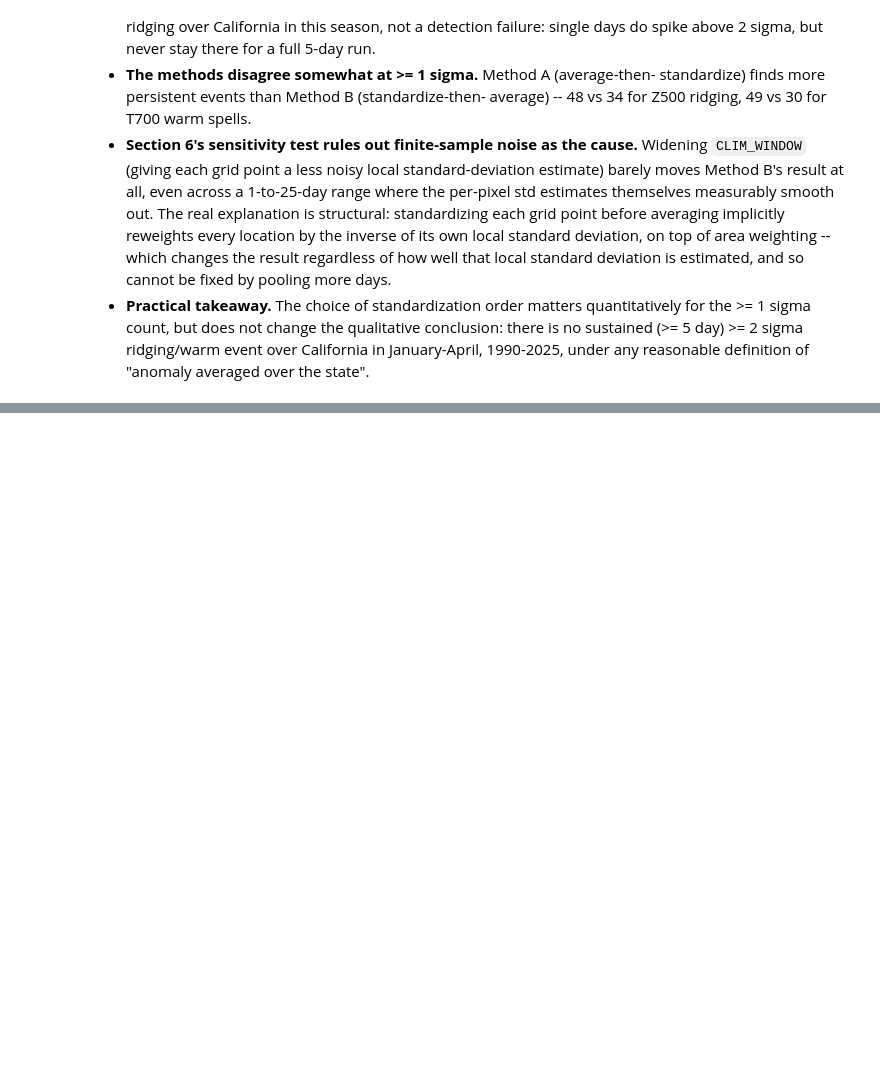
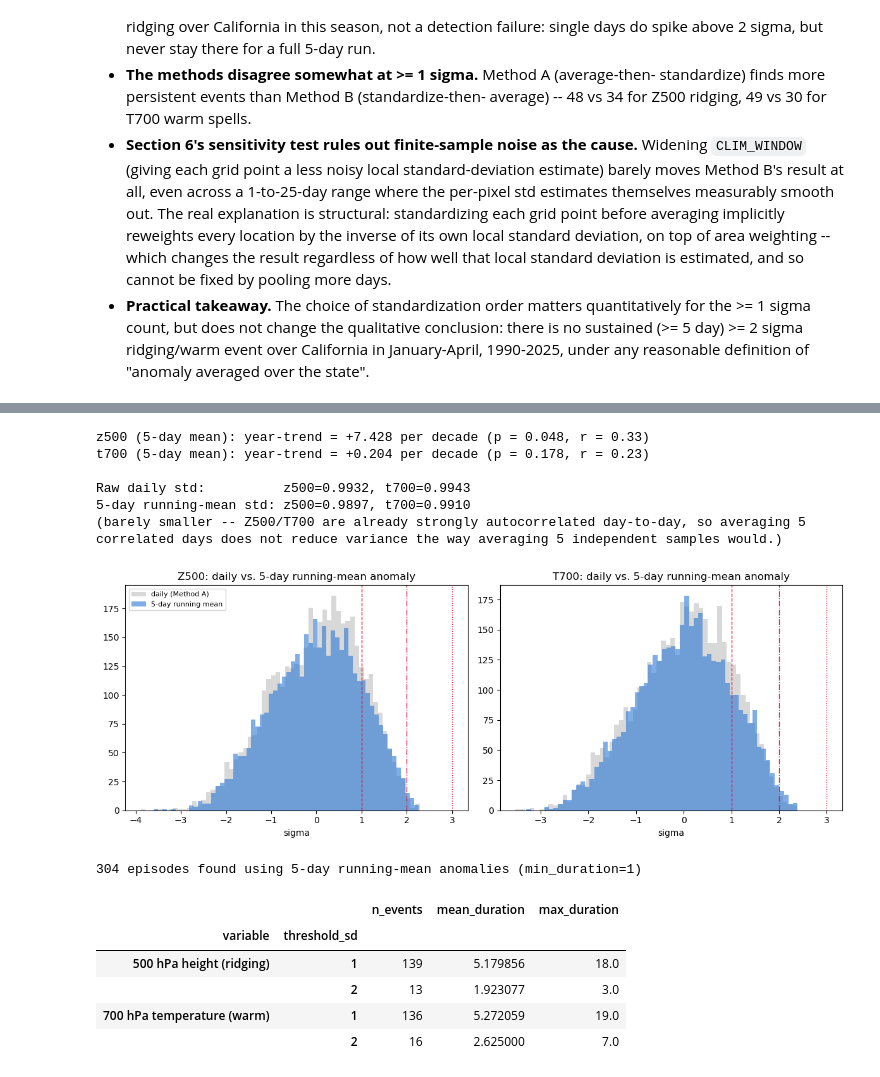
Before and after one commit to ming80302/AR_CA_PROJ, a Jupyter notebook: CA_z500_t700_methodA_vs_methodB.ipynb, the cells around one changed output, grey strips where cells are left out. Drawn from its saved outputs; the diff is of its cells as text; code cells hidden in the pictures; blank space fills up the shorter version.

```diff
--- a/CA_z500_t700_methodA_vs_methodB.ipynb
+++ b/CA_z500_t700_methodA_vs_methodB.ipynb
@@ -611,0 +652,78 @@ average -- regardless of sample size.
+# %%
+ROLL_WINDOW = MIN_DURATION  # 5-day running mean, matching the persistence window used throughout
+
+
+def rolling_mean_per_year(series, window):
+    """Centered rolling mean computed independently within each year's Jan-Apr
+    block, so the window never bridges the real Apr->Jan gap between years."""
+    return series.groupby(series.index.year).transform(
+        lambda g: g.rolling(window, center=True).mean()
+    )
+
+
+df_roll = pd.DataFrame({
+    'z500': rolling_mean_per_year(df['z500'], ROLL_WINDOW),
+    't700': rolling_mean_per_year(df['t700'], ROLL_WINDOW),
+}, index=df.index).dropna()  # drops the (window-1)/2 edge days of each year's record
+
+for col in ['z500', 't700']:
+    clim_mean, clim_std = climatology_dict(df_roll.index, df_roll[col].values)
+    m = lookup_climatology(df_roll.index, clim_mean)
+    s = lookup_climatology(df_roll.index, clim_std)
+    trend = fit_year_trend(df_roll[col].values, m, df_roll.index.year.values, label=f'{col} (5-day mean)')
+    df_roll[f'{col}_sanom'] = (df_roll[col] - (m + trend)) / s
+
+print(f'\nRaw daily std:          z500={df["z500_sanom"].std():.4f}, t700={df["t700_sanom"].std():.4f}')
+print(f'5-day running-mean std: z500={df_roll["z500_sanom"].std():.4f}, t700={df_roll["t700_sanom"].std():.4f}')
+print('(barely smaller -- Z500/T700 are already strongly autocorrelated day-to-day, '
+      'so averaging 5 correlated days does not reduce variance the way averaging 5 '
+      'independent samples would.)')
+
+fig, axes = plt.subplots(1, 2, figsize=(12, 4.5))
+for ax, col, label in zip(axes, ['z500_sanom', 't700_sanom'], ['Z500', 'T700']):
+    ax.hist(df[col], bins=60, color='0.75', edgecolor='none', alpha=0.6, label='daily (Method A)')
+    ax.hist(df_roll[col], bins=60, color='#2a78d6', edgecolor='none', alpha=0.6, label='5-day running mean')
+    for sd, ls in zip(THRESHOLDS, ['--', '-.', ':']):
+        ax.axvline(sd, color='crimson', linestyle=ls, linewidth=1)
+    ax.set_title(f'{label}: daily vs. 5-day running-mean anomaly')
+    ax.set_xlabel('sigma')
+axes[0].legend(fontsize=8)
+plt.tight_layout()
+plt.show()
+
+# min_duration=1: the 5-day persistence requirement is already baked into the
+# running mean itself, so we only need the smoothed value to clear the
+# threshold -- requiring 5 MORE consecutive days of that would double-count
+# persistence and demand a stricter ~9-day real episode.
+events_roll = []
+for col, label in VARS:
+    sanom = df_roll[f'{col}_sanom'].values
+    for thr in THRESHOLDS:
+        ev = find_events(df_roll.index, sanom, threshold=thr, min_duration=1)
+        ev.insert(0, 'threshold_sd', thr)
+        ev.insert(0, 'variable', label)
+        events_roll.append(ev)
+
+events_methodA_roll = pd.concat(events_roll, ignore_index=True)
+events_methodA_roll = events_methodA_roll.sort_values(['variable', 'threshold_sd', 'start_date']).reset_index(drop=True)
+print(f'\n{len(events_methodA_roll)} episodes found using 5-day running-mean anomalies (min_duration=1)')
+events_methodA_roll.groupby(['variable', 'threshold_sd']).agg(
+    n_events=('duration_days', 'size'),
+    mean_duration=('duration_days', 'mean'),
+    max_duration=('duration_days', 'max'),
+)
+# %% [output]
+z500 (5-day mean): year-trend = +7.428 per decade (p = 0.048, r = 0.33)
+t700 (5-day mean): year-trend = +0.204 per decade (p = 0.178, r = 0.23)
+
+Raw daily std:          z500=0.9932, t700=0.9943
+5-day running-mean std: z500=0.9897, t700=0.9910
+(barely smaller -- Z500/T700 are already strongly autocorrelated day-to-day, so averaging 5 correlated days does not reduce variance the way averaging 5 independent samples would.)
+[figure, added]
+304 episodes found using 5-day running-mean anomalies (min_duration=1)
+|  |  | n_events | mean_duration | max_duration |
+| variable | threshold_sd |  |  |  |
+| 500 hPa height (ridging) | 1 | 139 | 5.179856 | 18.0 |
+|  | 2 | 13 | 1.923077 | 3.0 |
+| 700 hPa temperature (warm) | 1 | 136 | 5.272059 | 19.0 |
+|  | 2 | 16 | 2.625000 | 7.0 |
```
Also changed, not shown: parts of 3 cells of this notebook.
